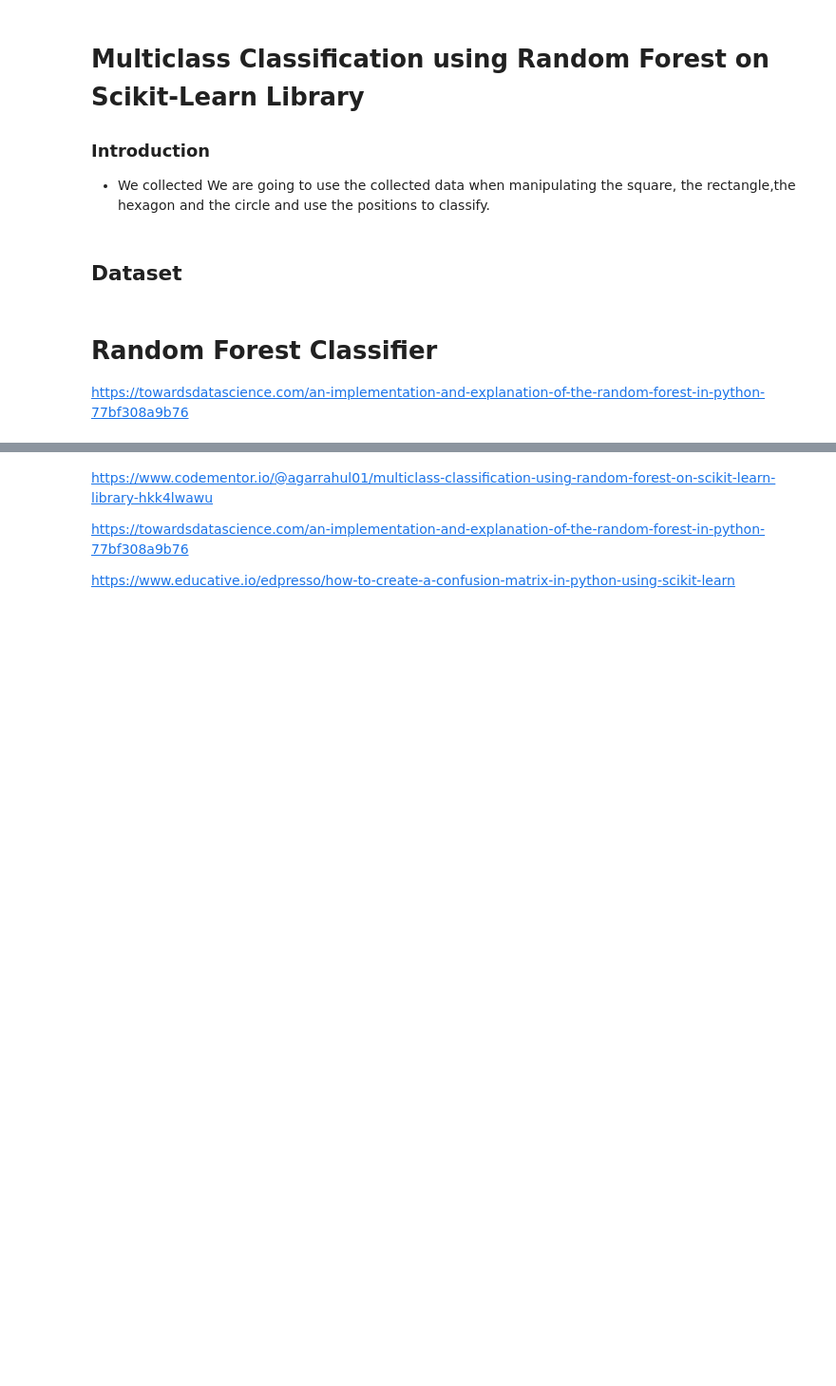
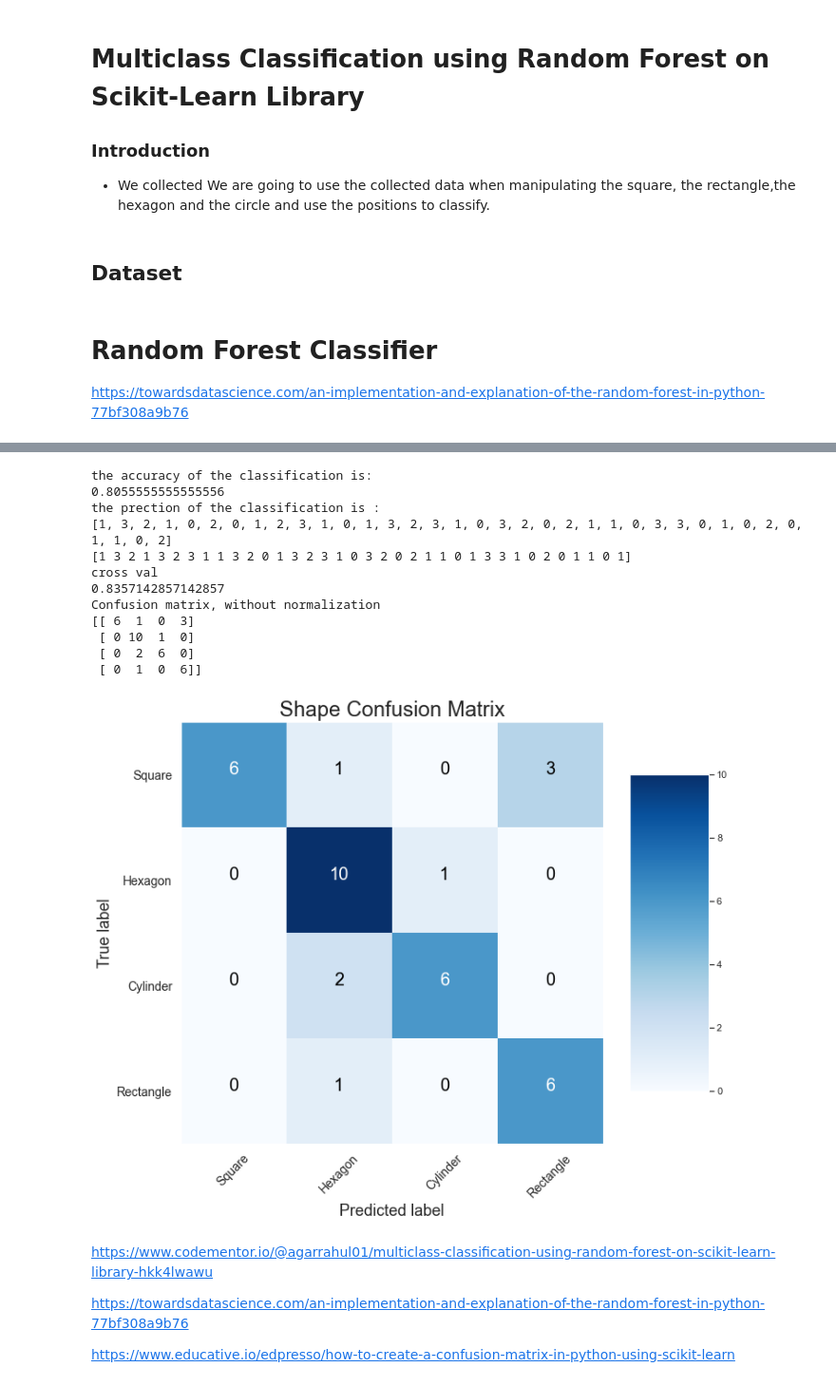
Before and after one commit to ej3517/FYP_EEE_Proprioceptive_Robot_Hand, a Jupyter notebook: DataProcessing/REP_decision_tree_object_classifier.ipynb, the cells around one changed output, grey strips where cells are left out. Shown at 95% size. Cells and saved outputs as stored; diff of their text form; code cells hidden in the pictures; blank space fills up the shorter version.

```diff
--- a/DataProcessing/REP_decision_tree_object_classifier.ipynb
+++ b/DataProcessing/REP_decision_tree_object_classifier.ipynb
@@ -152,0 +114,24 @@ NameError: name 'rf_probs' is not defined
+# %%
+from sklearn.model_selection import RandomizedSearchCV
+
+# Hyperparameter grid
+param_grid = {
+    'n_estimators': np.linspace(1, 20).astype(int),
+    'max_depth': [None] + list(np.linspace(1, 20).astype(int)),
+    'max_features': ['auto', 'sqrt', None] + list(np.arange(0.5, 1, 0.1)),
+    'max_leaf_nodes': [None] + list(np.linspace(10, 50, 500).astype(int)),
+    'min_samples_split': [2, 5, 10],
+    'bootstrap': [True, False]
+}
+
+# Estimator for use in random search
+RSEED = 50
+estimator = RandomForestClassifier(random_state = RSEED)
+
+# Create the random search model
+rs = RandomizedSearchCV(estimator, param_grid, n_jobs = -1,
+                        scoring = 'roc_auc', cv = 3,
+                        n_iter = 10, verbose = 1, random_state=RSEED)
+
+# Fit
+rs.fit(X_train, y_train)
@@ -152,0 +257,31 @@ NameError: name 'rf_probs' is not defined
+# %%
+from sklearn.metrics import accuracy_score
+
+print("the accuracy of the classification is:")
+print(accuracy_score(y_test,y_pred))
+print("the prection of the classification is :")
+print(y_test)
+print(y_pred)
+
+from sklearn.model_selection import cross_val_score
+
+print("cross val")
+print(np.mean(cross_val_score(model,X_train, y_train,cv=10)))
+
+
+plot_confusion_matrix(cm, classes = ['Square', 'Hexagon', 'Cylinder', 'Rectangle'],
+                      title = 'Shape Confusion Matrix')
+# %% [output]
+the accuracy of the classification is:
+0.8055555555555556
+the prection of the classification is :
+[1, 3, 2, 1, 0, 2, 0, 1, 2, 3, 1, 0, 1, 3, 2, 3, 1, 0, 3, 2, 0, 2, 1, 1, 0, 3, 3, 0, 1, 0, 2, 0, 1, 1, 0, 2]
+[1 3 2 1 3 2 3 1 1 3 2 0 1 3 2 3 1 0 3 2 0 2 1 1 0 1 3 3 1 0 2 0 1 1 0 1]
+cross val
+0.8357142857142857
+Confusion matrix, without normalization
+[[ 6  1  0  3]
+ [ 0 10  1  0]
+ [ 0  2  6  0]
+ [ 0  1  0  6]]
+[figure, added]
```
Also changed, not shown: parts of 6 cells of this notebook, 47 other files.
